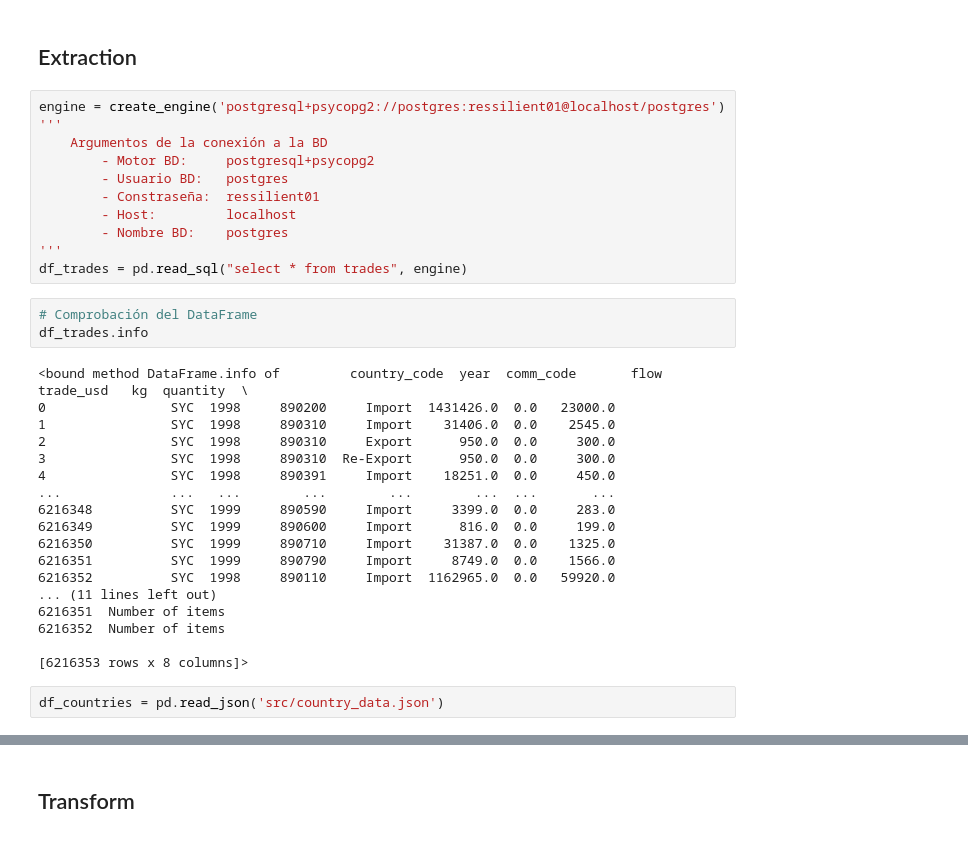
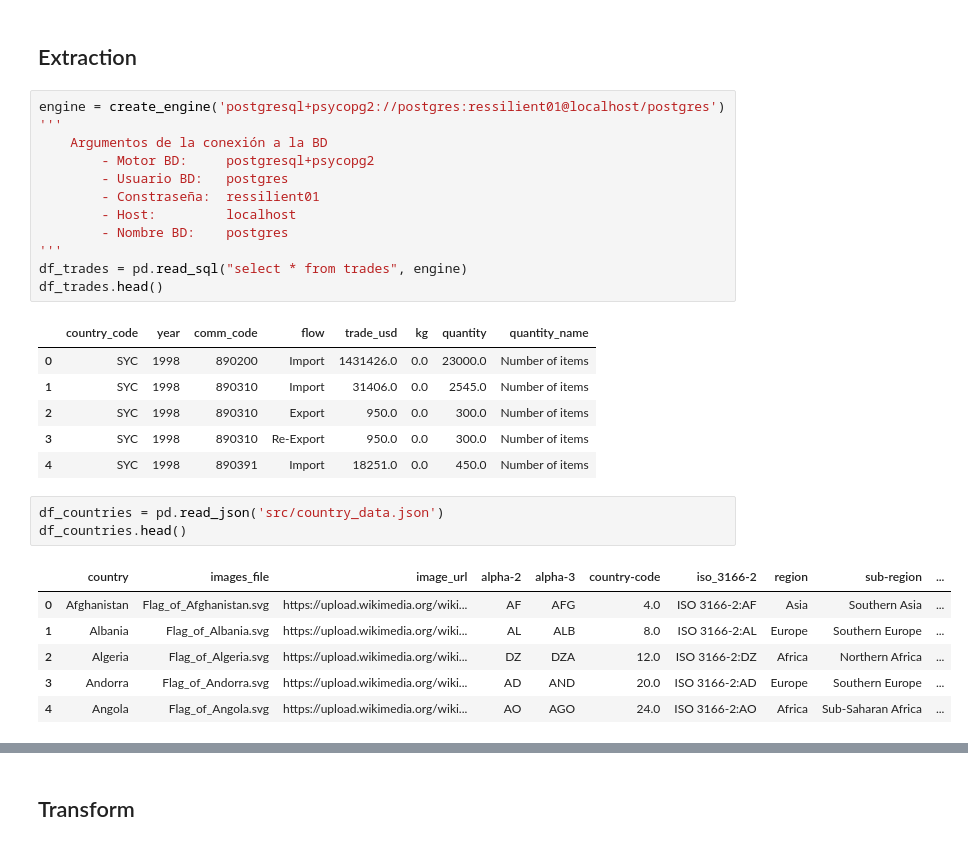
Before and after one commit to ddasilva64/ETLPPT23001esp, a Jupyter notebook: ejemplos/guia_ETL_OEC.ipynb, the cells around one changed output, grey strips where cells are left out. Saved outputs shown, nothing was run; the diff lists cells and outputs as text.

```diff
--- a/ejemplos/guia_ETL_OEC.ipynb
+++ b/ejemplos/guia_ETL_OEC.ipynb
@@ -18,26 +18,21 @@ engine = create_engine('postgresql+psycopg2://postgres:ressilient01@localhost/po
         - Nombre BD:    postgres
 '''
 df_trades = pd.read_sql("select * from trades", engine)
+df_trades.head()
+# %% [output]
+|  | country_code | year | comm_code | flow | trade_usd | kg | quantity | quantity_name |
+| 0 | SYC | 1998 | 890200 | Import | 1431426.0 | 0.0 | 23000.0 | Number of items |
+| 1 | SYC | 1998 | 890310 | Import | 31406.0 | 0.0 | 2545.0 | Number of items |
+| 2 | SYC | 1998 | 890310 | Export | 950.0 | 0.0 | 300.0 | Number of items |
+| 3 | SYC | 1998 | 890310 | Re-Export | 950.0 | 0.0 | 300.0 | Number of items |
+| 4 | SYC | 1998 | 890391 | Import | 18251.0 | 0.0 | 450.0 | Number of items |
-# %%
-# Comprobación del DataFrame
-df_trades.info
-# %% [output]
-<bound method DataFrame.info of         country_code  year  comm_code       flow  trade_usd   kg  quantity  \
-0                SYC  1998     890200     Import  1431426.0  0.0   23000.0
-1                SYC  1998     890310     Import    31406.0  0.0    2545.0
-2                SYC  1998     890310     Export      950.0  0.0     300.0
-3                SYC  1998     890310  Re-Export      950.0  0.0     300.0
-4                SYC  1998     890391     Import    18251.0  0.0     450.0
-...              ...   ...        ...        ...        ...  ...       ...
-6216348          SYC  1999     890590     Import     3399.0  0.0     283.0
-6216349          SYC  1999     890600     Import      816.0  0.0     199.0
-6216350          SYC  1999     890710     Import    31387.0  0.0    1325.0
-6216351          SYC  1999     890790     Import     8749.0  0.0    1566.0
-6216352          SYC  1998     890110     Import  1162965.0  0.0   59920.0
-... (11 lines left out)
-6216351  Number of items
-6216352  Number of items
-
-[6216353 rows x 8 columns]>
 # %%
 df_countries = pd.read_json('src/country_data.json')
+df_countries.head()
+# %% [output]
+|  | country | images_file | image_url | alpha-2 | alpha-3 | country-code | iso_3166-2 | region | sub-region | ... |
+| 0 | Afghanistan | Flag_of_Afghanistan.svg | https://upload.wikimedia.org/wiki... | AF | AFG | 4.0 | ISO 3166-2:AF | Asia | Southern Asia | ... |
+| 1 | Albania | Flag_of_Albania.svg | https://upload.wikimedia.org/wiki... | AL | ALB | 8.0 | ISO 3166-2:AL | Europe | Southern Europe | ... |
+| 2 | Algeria | Flag_of_Algeria.svg | https://upload.wikimedia.org/wiki... | DZ | DZA | 12.0 | ISO 3166-2:DZ | Africa | Northern Africa | ... |
+| 3 | Andorra | Flag_of_Andorra.svg | https://upload.wikimedia.org/wiki... | AD | AND | 20.0 | ISO 3166-2:AD | Europe | Southern Europe | ... |
+| 4 | Angola | Flag_of_Angola.svg | https://upload.wikimedia.org/wiki... | AO | AGO | 24.0 | ISO 3166-2:AO | Africa | Sub-Saharan Africa | ... |
```
Also changed, not shown: parts of 38 cells of this notebook, 2 other files.
